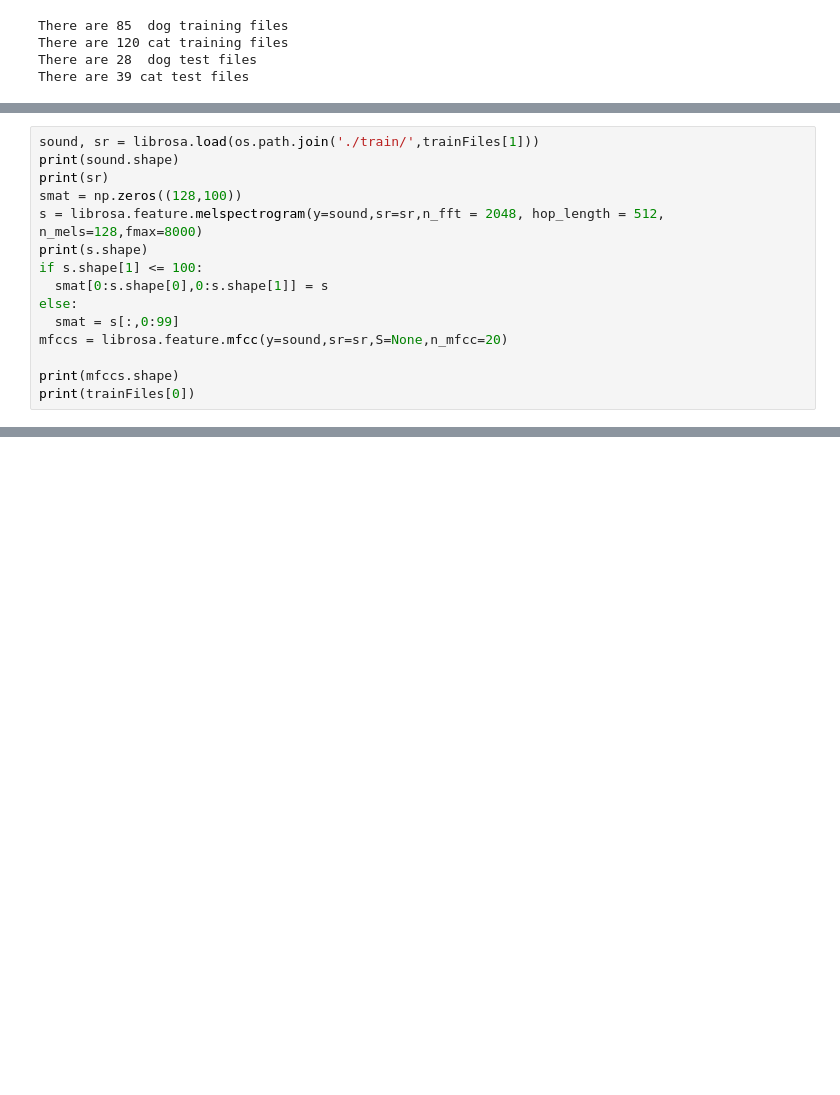
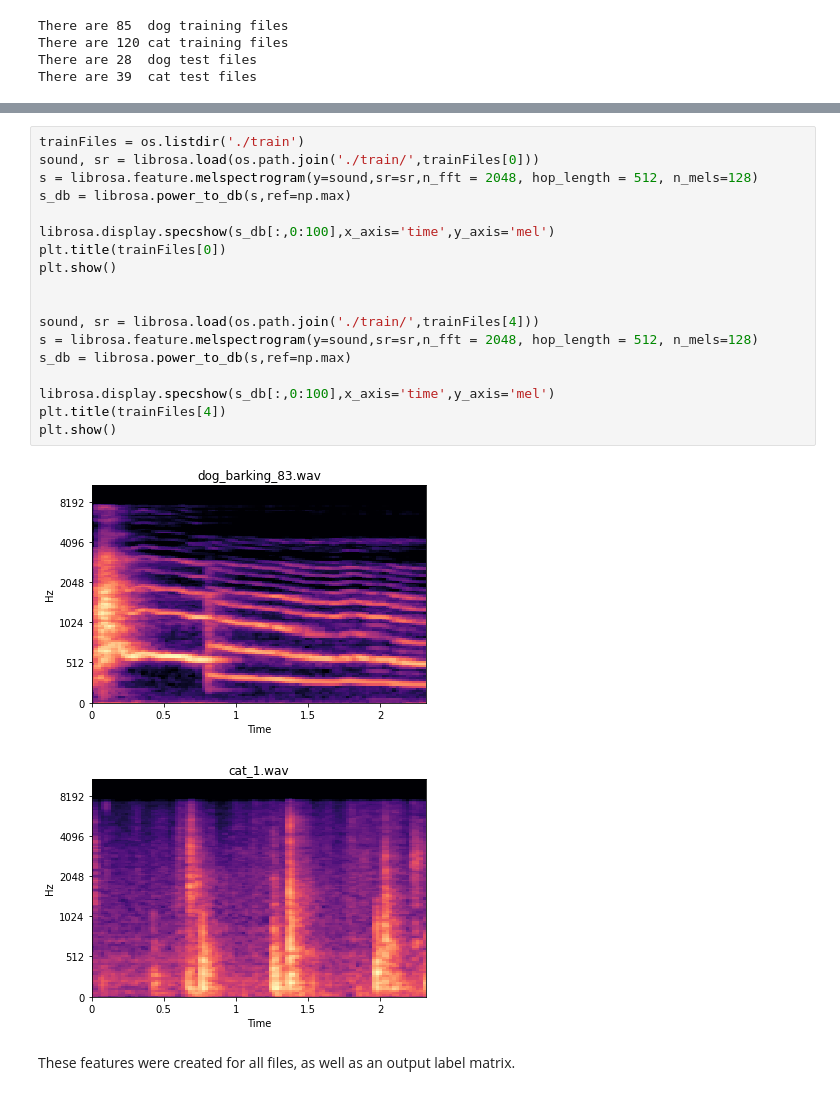
Before and after one commit to evan-person/AudioSignatureClassificationTutorial, a Jupyter notebook: AudioKerasTutorial.ipynb, the cells around one changed output, grey strips where cells are left out. Drawn from its saved outputs; the diff is of its cells as text; blank space fills up the shorter version.

```diff
--- a/AudioKerasTutorial.ipynb
+++ b/AudioKerasTutorial.ipynb
@@ -108,15 +93,0 @@ for ii in trainFiles:
-# %%
-sound, sr = librosa.load(os.path.join('./train/',trainFiles[1]))
-print(sound.shape)
-print(sr)
-smat = np.zeros((128,100))
-s = librosa.feature.melspectrogram(y=sound,sr=sr,n_fft = 2048, hop_length = 512, n_mels=128,fmax=8000)
-print(s.shape)
-if s.shape[1] <= 100:
-  smat[0:s.shape[0],0:s.shape[1]] = s
-else:
-  smat = s[:,0:99]
-mfccs = librosa.feature.mfcc(y=sound,sr=sr,S=None,n_mfcc=20)
-
-print(mfccs.shape)
-print(trainFiles[0])
@@ -267,0 +104,23 @@ model.fit(featureMatrix,doubleColumnCatDog.T,batch_size = 10,nb_epoch = 10, verb
+# %%
+trainFiles = os.listdir('./train')
+sound, sr = librosa.load(os.path.join('./train/',trainFiles[0]))
+s = librosa.feature.melspectrogram(y=sound,sr=sr,n_fft = 2048, hop_length = 512, n_mels=128)
+s_db = librosa.power_to_db(s,ref=np.max)
+
+librosa.display.specshow(s_db[:,0:100],x_axis='time',y_axis='mel')
+plt.title(trainFiles[0])
+plt.show()
+
+
+sound, sr = librosa.load(os.path.join('./train/',trainFiles[4]))
+s = librosa.feature.melspectrogram(y=sound,sr=sr,n_fft = 2048, hop_length = 512, n_mels=128)
+s_db = librosa.power_to_db(s,ref=np.max)
+
+librosa.display.specshow(s_db[:,0:100],x_axis='time',y_axis='mel')
+plt.title(trainFiles[4])
+plt.show()
+# %% [output]
+[figure, added]
+[figure, added]
+# %% [markdown]
+These features were created for all files, as well as an output label matrix.
```
Also changed, not shown: parts of 45 cells of this notebook.
